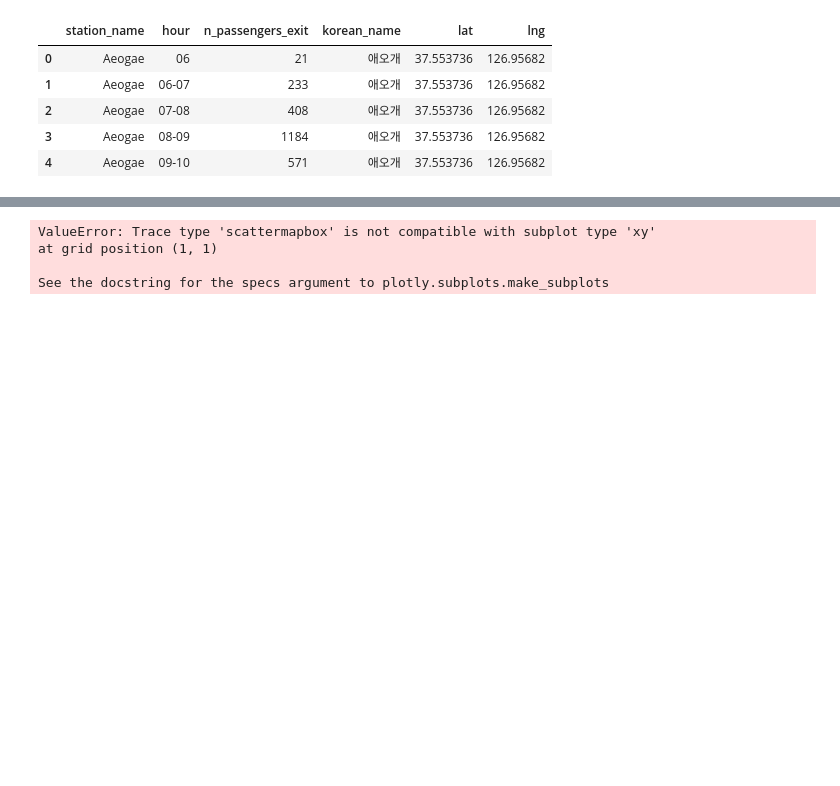
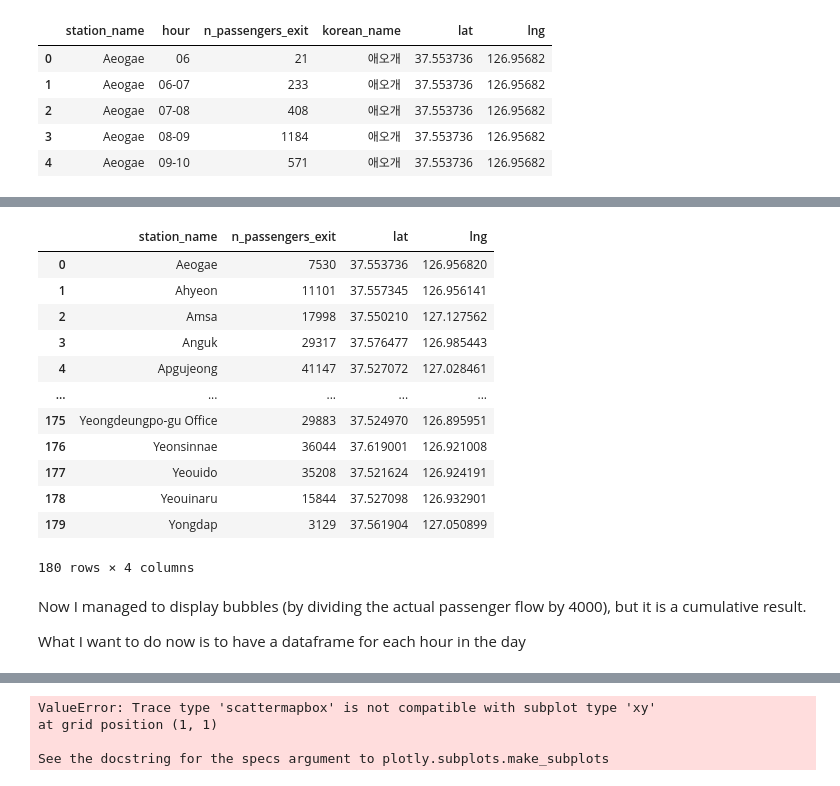
Before and after one commit to Arizona3000/metro_seoul, a Jupyter notebook: heatmap/df_main.ipynb, the cells around one changed output, grey strips where cells are left out. Drawn from its saved outputs; the diff is of its cells as text; code cells hidden in the pictures; blank space fills up the shorter version.

```diff
--- a/heatmap/df_main.ipynb
+++ b/heatmap/df_main.ipynb
@@ -306,0 +336,19 @@ img.show()
+# %%
+# 2) I create a new df exit where I only have one value for the n_passengers per station
+
+test_exit = unified_exit.groupby('station_name').agg({'n_passengers_exit': "sum", 'lat': 'max', 'lng': 'max'}).reset_index()
+test_exit
+# %% [output]
+|  | station_name | n_passengers_exit | lat | lng |
+| 0 | Aeogae | 7530 | 37.553736 | 126.956820 |
+| 1 | Ahyeon | 11101 | 37.557345 | 126.956141 |
+| 2 | Amsa | 17998 | 37.550210 | 127.127562 |
+| 3 | Anguk | 29317 | 37.576477 | 126.985443 |
+| 4 | Apgujeong | 41147 | 37.527072 | 127.028461 |
+| ... | ... | ... | ... | ... |
+| 175 | Yeongdeungpo-gu Office | 29883 | 37.524970 | 126.895951 |
+| 176 | Yeonsinnae | 36044 | 37.619001 | 126.921008 |
+| 177 | Yeouido | 35208 | 37.521624 | 126.924191 |
+| 178 | Yeouinaru | 15844 | 37.527098 | 126.932901 |
+| 179 | Yongdap | 3129 | 37.561904 | 127.050899 |
+180 rows × 4 columns
@@ -306,0 +405,4 @@ img.show()
+# %% [markdown]
+Now I managed to display bubbles (by dividing the actual passenger flow by 4000), but it is a cumulative result.
+
+What I want to do now is to have a dataframe for each hour in the day
```
Also changed, not shown: parts of 25 cells of this notebook.
